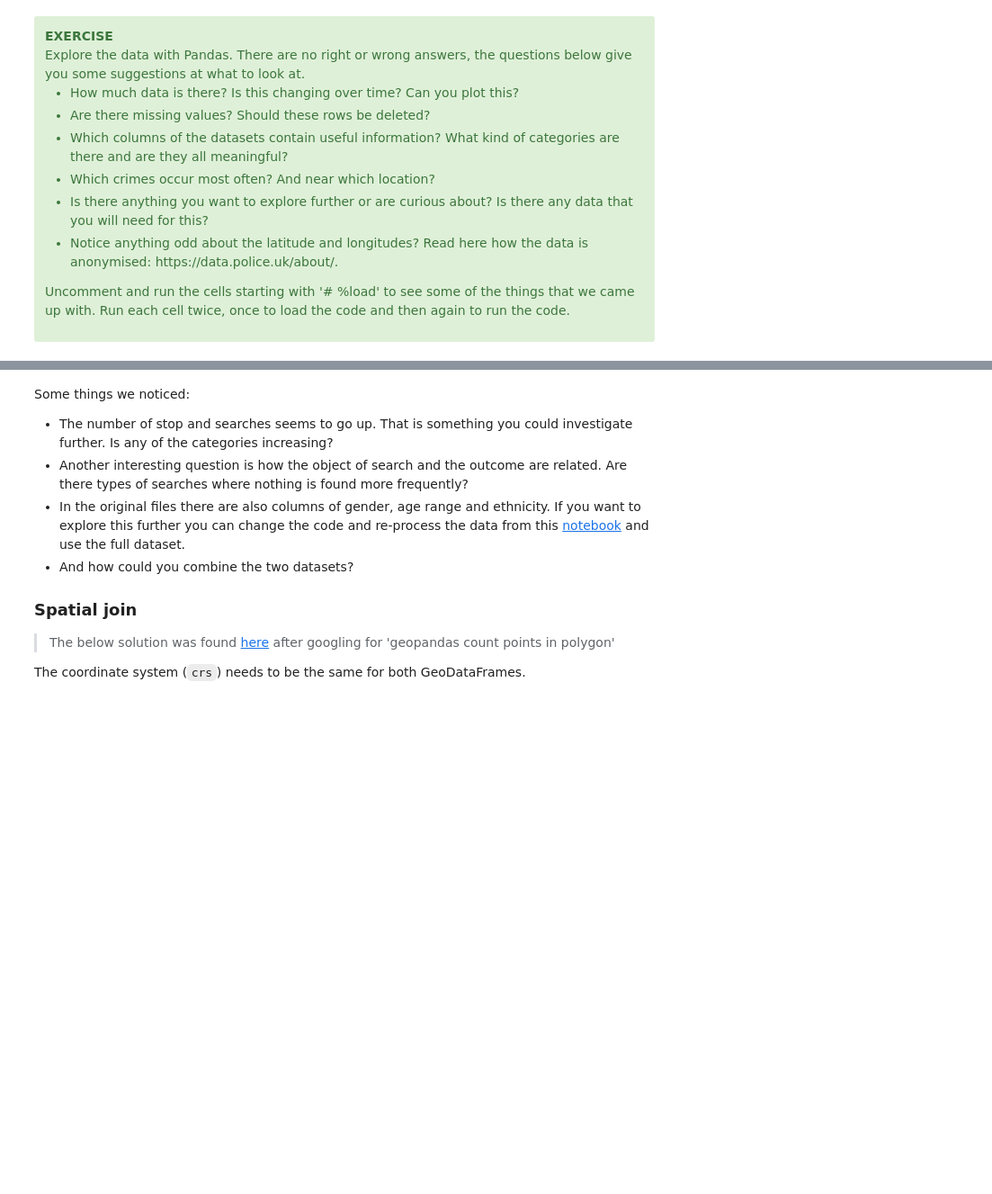
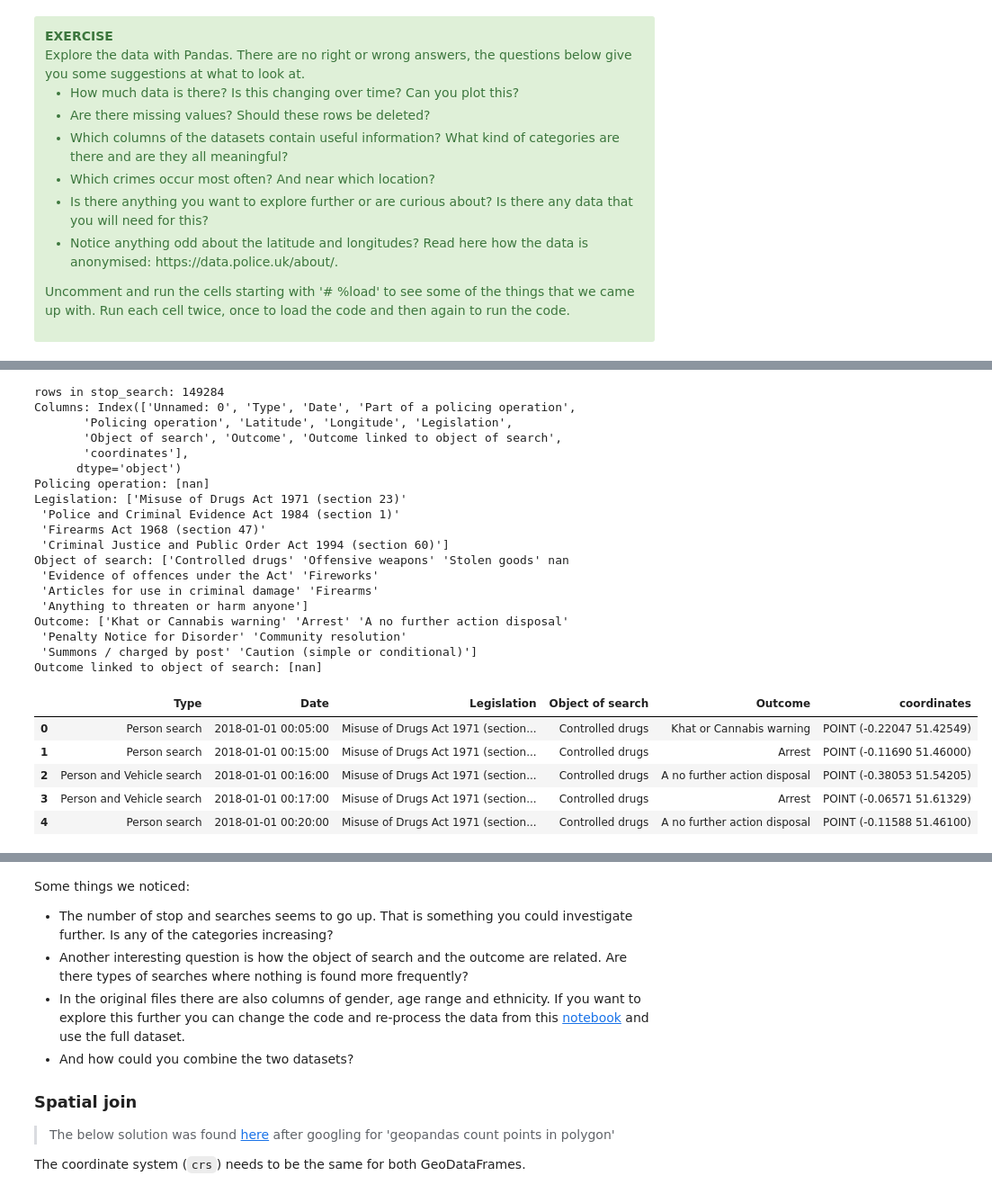
Before and after one commit to IBMDeveloperUK/Python-Geopandas-Workshop, a Jupyter notebook: notebooks/geopandas-workshop.ipynb, the cells around one changed output, grey strips where cells are left out. Shown: that part at 90% size. Drawn from its saved outputs; the diff is of its cells as text; code cells hidden in the pictures; blank space fills up the shorter version.

```diff
--- a/notebooks/geopandas-workshop.ipynb
+++ b/notebooks/geopandas-workshop.ipynb
@@ -347,2 +522,50 @@ stop_search.head()
+# %%
+# %load https://raw.githubusercontent.com/IBMDeveloperUK/python-geopandas-workshop/master/answers/answer3.py
+# number of data points
+print ('rows in stop_search: '+str(len(stop_search)))
+
+# columns
+print ('Columns: '+str(stop_search.columns))
+
+# categories
+print ('Policing operation: '+str(stop_search['Policing operation'].unique()))
+print ('Legislation: '+str(stop_search['Legislation'].unique()))
+print ('Object of search: '+str(stop_search['Object of search'].unique()))
+print ('Outcome: '+str(stop_search['Outcome'].unique()))
+print ('Outcome linked to object of search: '+str(stop_search['Outcome linked to object of search'].unique()))
+
+# delete columns
+stop_search = stop_search.drop(columns=['Unnamed: 0','Latitude', 'Longitude', 'Part of a policing operation', 'Policing operation', 'Outcome linked to object of search'])
+
+# convert Date to datetime
+stop_search['Date'] = stop_search['Date'].apply(lambda x: datetime.strptime(x, "%Y-%m-%dT%H:%M:%S+00:00"))
+
+stop_search.head()
+# %% [output]
+rows in stop_search: 149284
+Columns: Index(['Unnamed: 0', 'Type', 'Date', 'Part of a policing operation',
+       'Policing operation', 'Latitude', 'Longitude', 'Legislation',
+       'Object of search', 'Outcome', 'Outcome linked to object of search',
+       'coordinates'],
+      dtype='object')
+Policing operation: [nan]
+Legislation: ['Misuse of Drugs Act 1971 (section 23)'
+ 'Police and Criminal Evidence Act 1984 (section 1)'
+ 'Firearms Act 1968 (section 47)'
+ 'Criminal Justice and Public Order Act 1994 (section 60)']
+Object of search: ['Controlled drugs' 'Offensive weapons' 'Stolen goods' nan
+ 'Evidence of offences under the Act' 'Fireworks'
+ 'Articles for use in criminal damage' 'Firearms'
+ 'Anything to threaten or harm anyone']
+Outcome: ['Khat or Cannabis warning' 'Arrest' 'A no further action disposal'
+ 'Penalty Notice for Disorder' 'Community resolution'
+ 'Summons / charged by post' 'Caution (simple or conditional)']
+Outcome linked to object of search: [nan]
+|  | Type | Date | Legislation | Object of search | Outcome | coordinates |
+| 0 | Person search | 2018-01-01 00:05:00 | Misuse of Drugs Act 1971 (section... | Controlled drugs | Khat or Cannabis warning | POINT (-0.22047 51.42549) |
+| 1 | Person search | 2018-01-01 00:15:00 | Misuse of Drugs Act 1971 (section... | Controlled drugs | Arrest | POINT (-0.11690 51.46000) |
+| 2 | Person and Vehicle search | 2018-01-01 00:16:00 | Misuse of Drugs Act 1971 (section... | Controlled drugs | A no further action disposal | POINT (-0.38053 51.54205) |
+| 3 | Person and Vehicle search | 2018-01-01 00:17:00 | Misuse of Drugs Act 1971 (section... | Controlled drugs | Arrest | POINT (-0.06571 51.61329) |
+| 4 | Person search | 2018-01-01 00:20:00 | Misuse of Drugs Act 1971 (section... | Controlled drugs | A no further action disposal | POINT (-0.11588 51.46100) |
 # %%
 # %load https://raw.githubusercontent.com/IBMDeveloperUK/python-geopandas-workshop/master/answers/answer4.py
```
Also changed, not shown: parts of 52 cells of this notebook.
